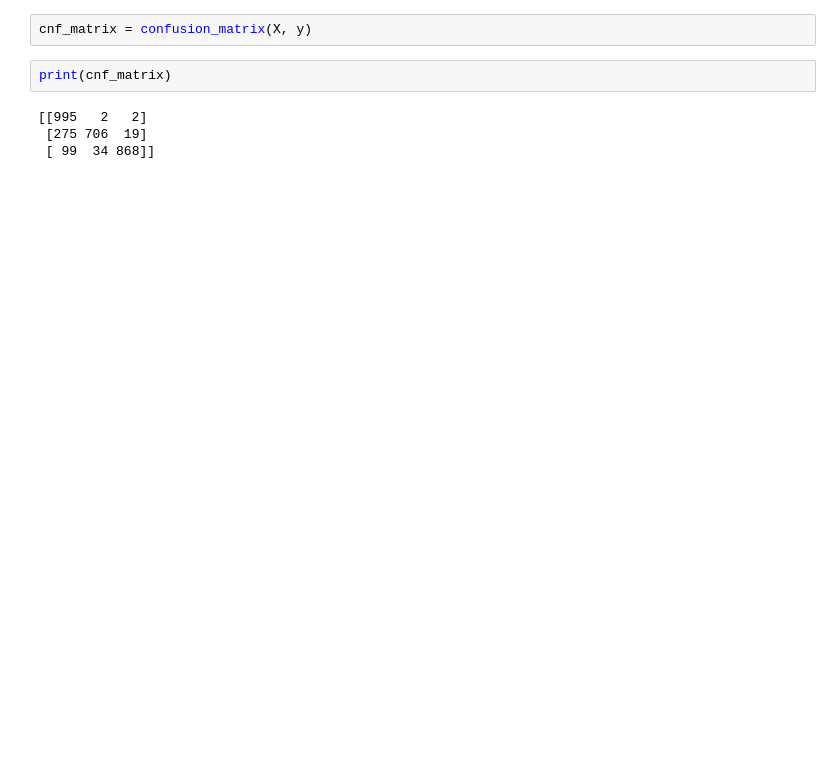
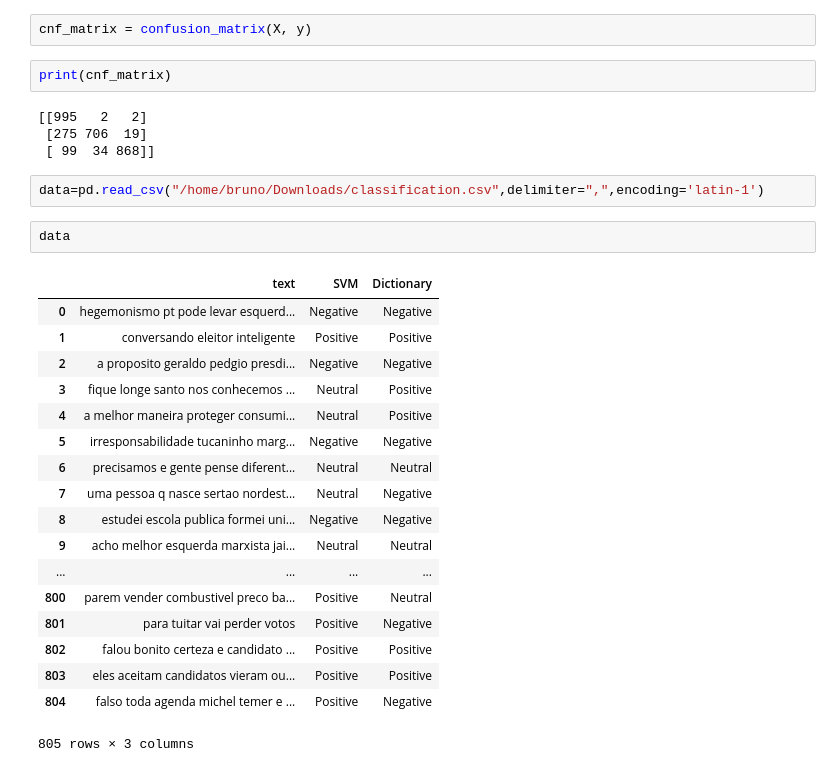
Before and after one commit to brunojus/Analise-de-sentimentos-Twitter, a Jupyter notebook: plot_confusion_matrix.ipynb, the cells around one changed output. Saved outputs shown, nothing was run; the diff lists cells and outputs as text; blank space fills up the shorter version.

```diff
--- a/plot_confusion_matrix.ipynb
+++ b/plot_confusion_matrix.ipynb
@@ -109,3 +109,26 @@ print(cnf_matrix)
 [[995   2   2]
  [275 706  19]
  [ 99  34 868]]
+# %%
+data=pd.read_csv("/home/bruno/Downloads/classification.csv",delimiter=",",encoding='latin-1')
+# %%
+data
+# %% [output]
+|  | text | SVM | Dictionary |
+| 0 | hegemonismo pt pode levar esquerd... | Negative | Negative |
+| 1 | conversando eleitor inteligente | Positive | Positive |
+| 2 | a proposito geraldo pedgio presdi... | Negative | Negative |
+| 3 | fique longe santo nos conhecemos ... | Neutral | Positive |
+| 4 | a melhor maneira proteger consumi... | Neutral | Positive |
+| 5 | irresponsabilidade tucaninho marg... | Negative | Negative |
+| 6 | precisamos e gente pense diferent... | Neutral | Neutral |
+| 7 | uma pessoa q nasce sertao nordest... | Neutral | Negative |
+| 8 | estudei escola publica formei uni... | Negative | Negative |
+| 9 | acho melhor esquerda marxista jai... | Neutral | Neutral |
+| ... | ... | ... | ... |
+| 800 | parem vender combustivel preco ba... | Positive | Neutral |
+| 801 | para tuitar vai perder votos | Positive | Negative |
+| 802 | falou bonito certeza e candidato ... | Positive | Positive |
+| 803 | eles aceitam candidatos vieram ou... | Positive | Positive |
+| 804 | falso toda agenda michel temer e ... | Positive | Negative |
+805 rows × 3 columns
```
Also changed, not shown: parts of 1 cell of this notebook, 22 other files.
